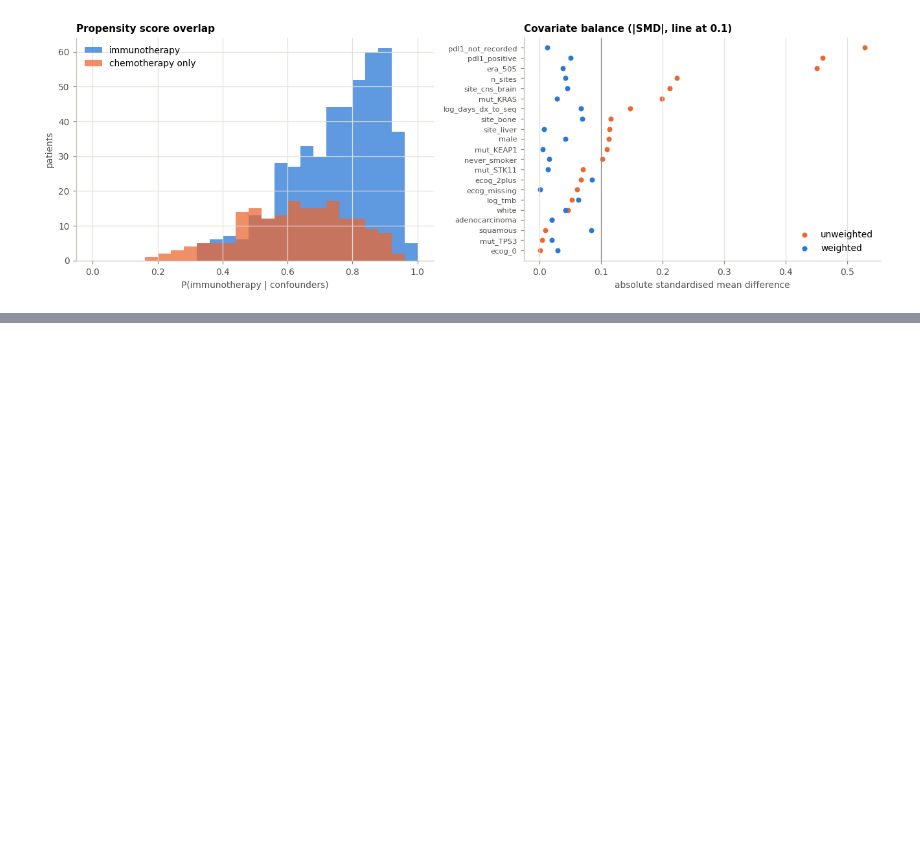
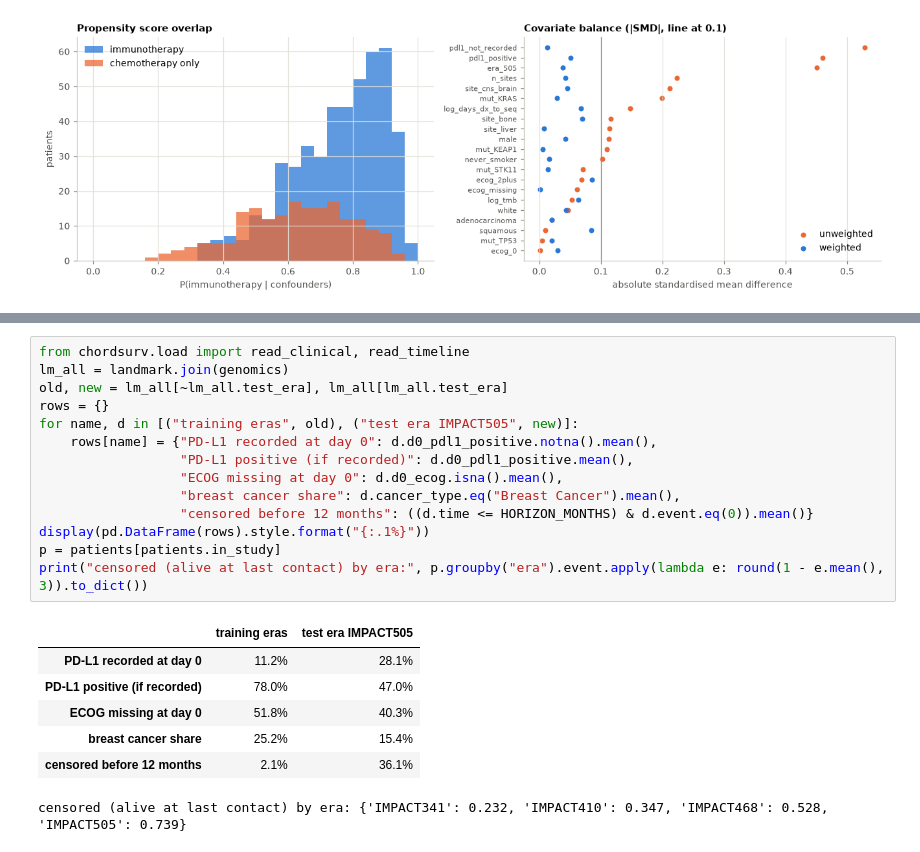
Before and after one commit to OndrejZ24/cancer-research-mock-prod, a Jupyter notebook: notebooks/part1_preliminary_checks.ipynb, the cells around one changed output, grey strips where cells are left out. Cells and saved outputs as stored; diff of their text form; blank space fills up the shorter version.

```diff
--- a/notebooks/part1_preliminary_checks.ipynb
+++ b/notebooks/part1_preliminary_checks.ipynb
@@ -266,0 +270,22 @@ stabilised weights: min 0.35, max 6.06 | effective sample size: treated 441 of 4
+# %%
+from chordsurv.load import read_clinical, read_timeline
+lm_all = landmark.join(genomics)
+old, new = lm_all[~lm_all.test_era], lm_all[lm_all.test_era]
+rows = {}
+for name, d in [("training eras", old), ("test era IMPACT505", new)]:
+    rows[name] = {"PD-L1 recorded at day 0": d.d0_pdl1_positive.notna().mean(),
+                  "PD-L1 positive (if recorded)": d.d0_pdl1_positive.mean(),
+                  "ECOG missing at day 0": d.d0_ecog.isna().mean(),
+                  "breast cancer share": d.cancer_type.eq("Breast Cancer").mean(),
+                  "censored before 12 months": ((d.time <= HORIZON_MONTHS) & d.event.eq(0)).mean()}
+display(pd.DataFrame(rows).style.format("{:.1%}"))
+p = patients[patients.in_study]
+print("censored (alive at last contact) by era:", p.groupby("era").event.apply(lambda e: round(1 - e.mean(), 3)).to_dict())
+# %% [output]
+|  | training eras | test era IMPACT505 |
+| PD-L1 recorded at day 0 | 11.2% | 28.1% |
+| PD-L1 positive (if recorded) | 78.0% | 47.0% |
+| ECOG missing at day 0 | 51.8% | 40.3% |
+| breast cancer share | 25.2% | 15.4% |
+| censored before 12 months | 2.1% | 36.1% |
+censored (alive at last contact) by era: {'IMPACT341': 0.232, 'IMPACT410': 0.347, 'IMPACT468': 0.528, 'IMPACT505': 0.739}
```
Also changed, not shown: parts of 3 cells of this notebook, 1 other file.
